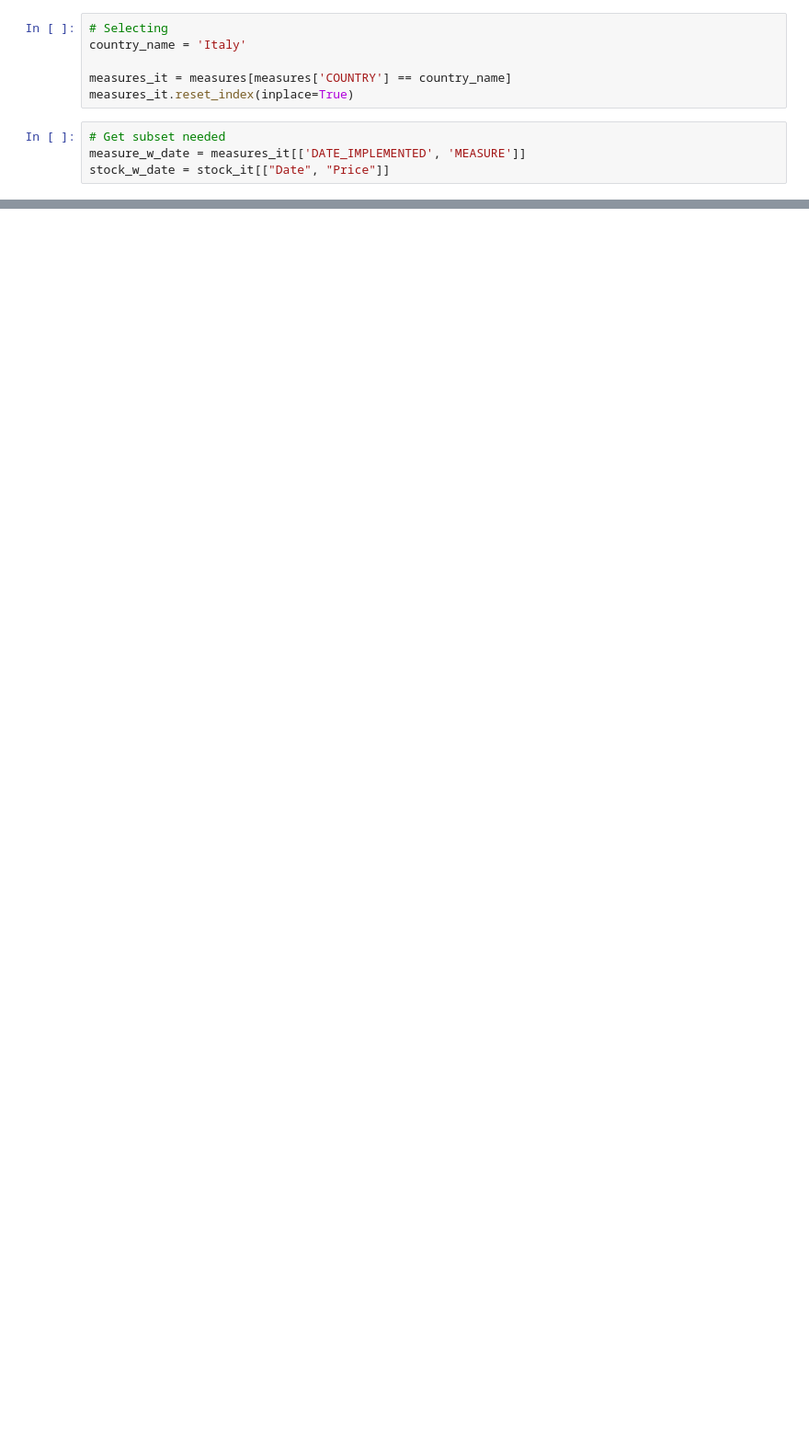
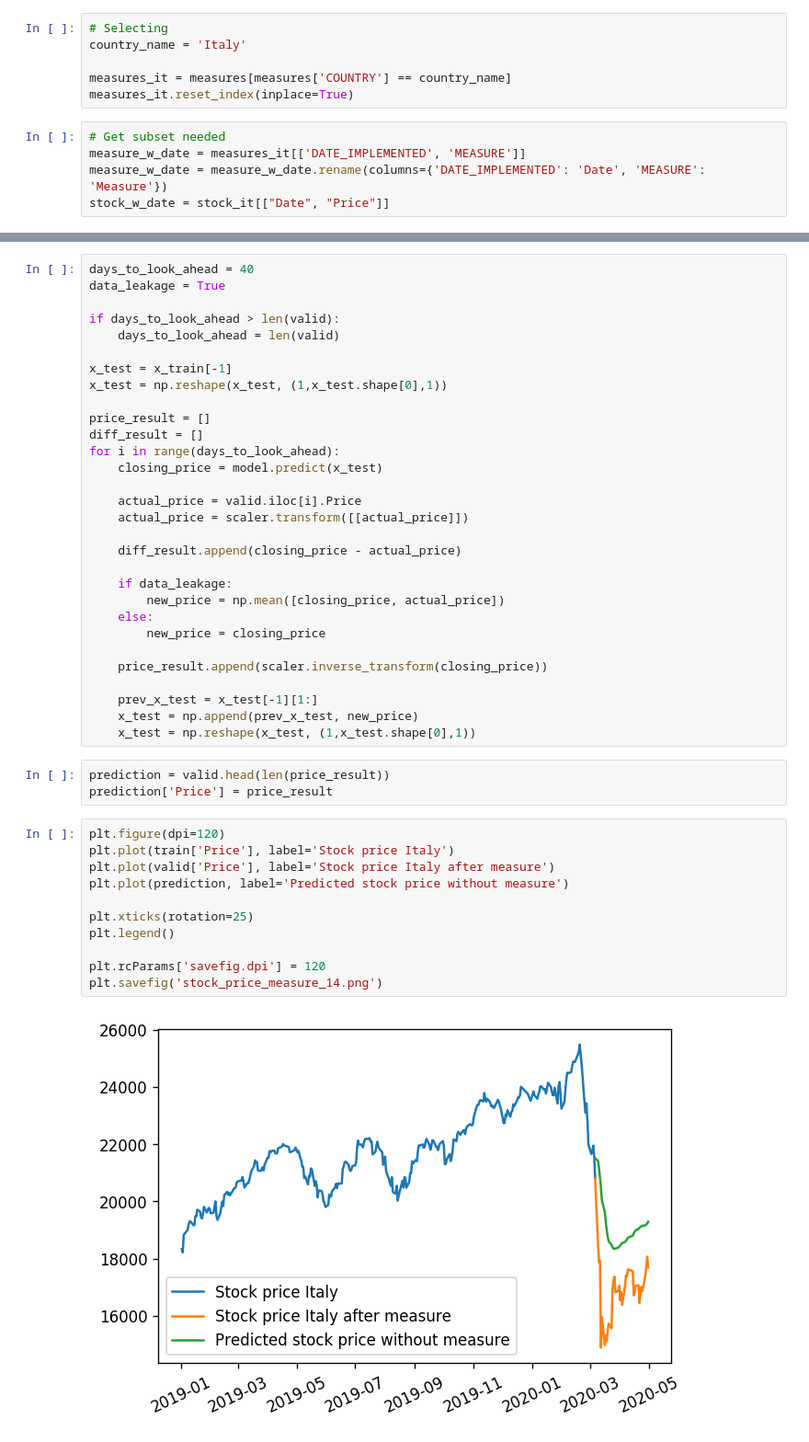
Before and after one commit to dimnl/modum, a Jupyter notebook: correlation/StockPredict.ipynb, the cells around one changed output, grey strips where cells are left out. Shown: that part at 92% size. Saved outputs shown, nothing was run; the diff lists cells and outputs as text; blank space fills up the shorter version.

Commit message:
stock prediction

```diff
--- a/correlation/StockPredict.ipynb
+++ b/correlation/StockPredict.ipynb
@@ -39,6 +40,7 @@ measures_it.reset_index(inplace=True)
 # %%
 # Get subset needed
 measure_w_date = measures_it[['DATE_IMPLEMENTED', 'MEASURE']]
+measure_w_date = measure_w_date.rename(columns={'DATE_IMPLEMENTED': 'Date', 'MEASURE': 'Measure'})
 stock_w_date = stock_it[["Date", "Price"]]
 # %%
 #setting index
@@ -101,0 +95,46 @@ plt.plot(valid[['Close','Predictions']])
+# %%
+days_to_look_ahead = 40
+data_leakage = True
+
+if days_to_look_ahead > len(valid):
+    days_to_look_ahead = len(valid)
+
+x_test = x_train[-1]
+x_test = np.reshape(x_test, (1,x_test.shape[0],1))
+
+price_result = []
+diff_result = []
+for i in range(days_to_look_ahead):
+    closing_price = model.predict(x_test)
+
+    actual_price = valid.iloc[i].Price
+    actual_price = scaler.transform([[actual_price]])
+
+    diff_result.append(closing_price - actual_price)
+
+    if data_leakage:
+        new_price = np.mean([closing_price, actual_price])
+    else:
+        new_price = closing_price
+
+    price_result.append(scaler.inverse_transform(closing_price))
+
+    prev_x_test = x_test[-1][1:]
+    x_test = np.append(prev_x_test, new_price)
+    x_test = np.reshape(x_test, (1,x_test.shape[0],1))
+# %%
+prediction = valid.head(len(price_result))
+prediction['Price'] = price_result
+# %%
+plt.figure(dpi=120)
+plt.plot(train['Price'], label='Stock price Italy')
+plt.plot(valid['Price'], label='Stock price Italy after measure')
+plt.plot(prediction, label='Predicted stock price without measure')
+
+plt.xticks(rotation=25)
+plt.legend()
+
+plt.rcParams['savefig.dpi'] = 120
+plt.savefig('stock_price_measure_14.png')
+# %% [output]
+[figure, added]
```
Also changed, not shown: parts of 5 cells of this notebook, 1 other file.
